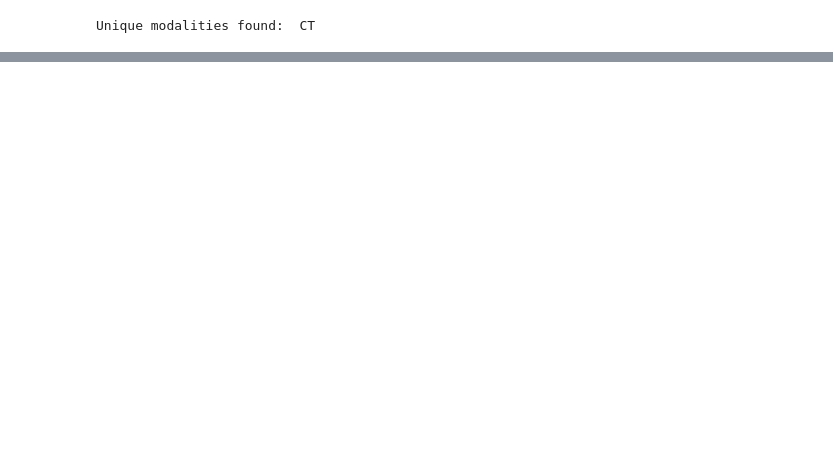
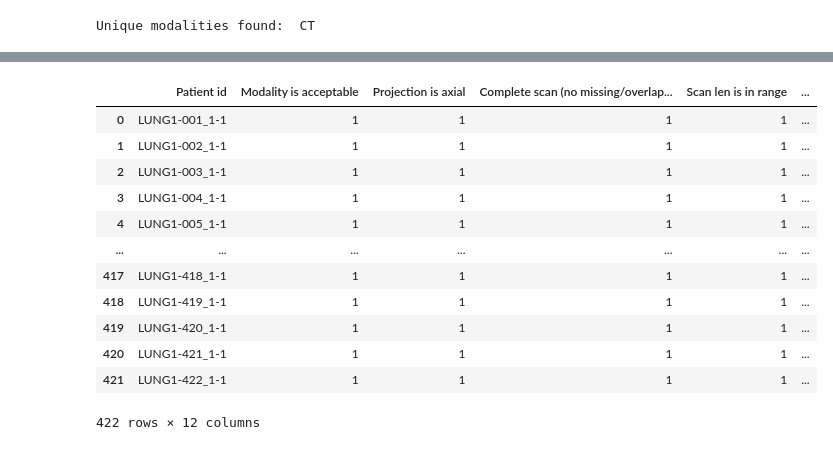
Before and after one commit to MegaMert/precision-medicine-toolbox, a Jupyter notebook: Tutorial test.ipynb, the cells around one changed output, grey strips where cells are left out. Saved outputs shown, nothing was run; the diff lists cells and outputs as text; code cells hidden in the pictures; blank space fills up the shorter version.

```diff
--- a/Tutorial test.ipynb
+++ b/Tutorial test.ipynb
@@ -70,0 +73,9 @@ for i in range(2):
+# %%
+qc_params = {'specific_modality': 'ct', # target modality: CT
+            'thickness_range': [2,5], # slice thickness should be in range of 2..5 mm
+            'spacing_range': [0.5,1.25], # pixel spacing should be in range of 0.5..1.25 mm
+            'scan_length_range': [5,170], # scan should contain from 5 to 170 slices
+            'axial_res': [512,512], # the axial resolution should be 512x512
+            'kernels_list': ['standard','lung','b19f']} # the following kernels are acceptable
+# %%
+qc_dataframe = ct_dcms.get_quality_checks(qc_params)
@@ -70,0 +96,16 @@ for i in range(2):
+# %%
+qc_dataframe
+# %% [output]
+|  | Patient id | Modality is acceptable | Projection is axial | Complete scan (no missing/overlap... | Scan len is in range | ... |
+| 0 | LUNG1-001_1-1 | 1 | 1 | 1 | 1 | ... |
+| 1 | LUNG1-002_1-1 | 1 | 1 | 1 | 1 | ... |
+| 2 | LUNG1-003_1-1 | 1 | 1 | 1 | 1 | ... |
+| 3 | LUNG1-004_1-1 | 1 | 1 | 1 | 1 | ... |
+| 4 | LUNG1-005_1-1 | 1 | 1 | 1 | 1 | ... |
+| ... | ... | ... | ... | ... | ... | ... |
+| 417 | LUNG1-418_1-1 | 1 | 1 | 1 | 1 | ... |
+| 418 | LUNG1-419_1-1 | 1 | 1 | 1 | 1 | ... |
+| 419 | LUNG1-420_1-1 | 1 | 1 | 1 | 1 | ... |
+| 420 | LUNG1-421_1-1 | 1 | 1 | 1 | 1 | ... |
+| 421 | LUNG1-422_1-1 | 1 | 1 | 1 | 1 | ... |
+422 rows × 12 columns
```
Also changed, not shown: parts of 4 cells of this notebook.
